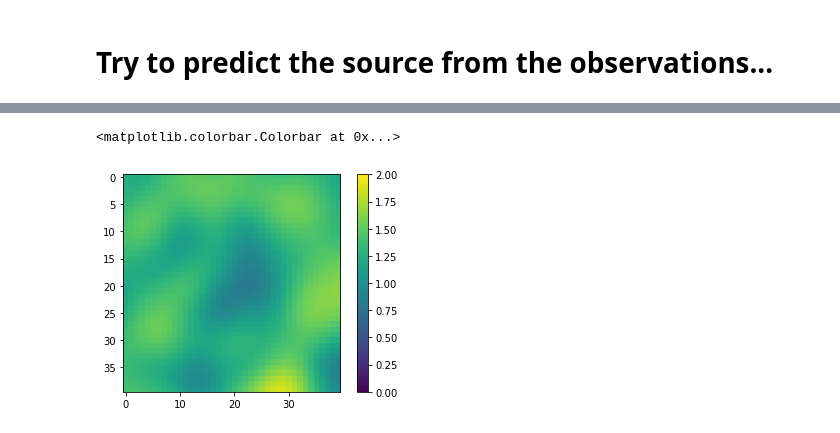
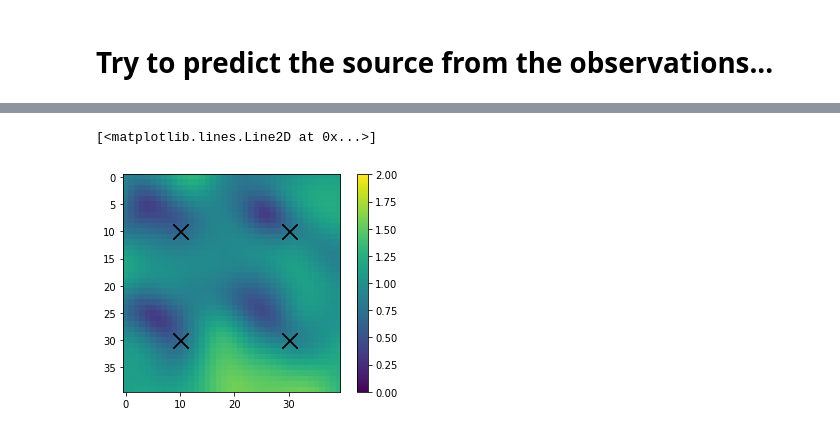
Before and after one commit to SheffieldML/advectionGP, a Jupyter notebook: jupyter/Encapsulation Full Run.ipynb, the cells around one changed output, grey strips where cells are left out. Cells and saved outputs as stored; diff of their text form; code cells hidden in the pictures.

Commit message:
cool plot

```diff
--- a/jupyter/Encapsulation Full Run.ipynb
+++ b/jupyter/Encapsulation Full Run.ipynb
@@ -105,13 +112,14 @@ for sample_i in range(9):
 # %%
 Nsamps = 30
-results = np.zeros(np.c_[res,Nsamps])
+results = np.zeros(np.r_[res,Nsamps])
 for sample_i in range(Nsamps):
     z = np.random.multivariate_normal(meanZ,covZ)
-    res[:,:,:,sample_i] = m.computeSourceFromPhi(z)
+    results[:,:,:,sample_i] = m.computeSourceFromPhi(z)
 # %%
-plt.imshow(np.std(res,3)[22,:,:])
+plt.imshow(np.std(results,3)[32,:,:])
 plt.clim([0,2])
 plt.colorbar()
+plt.plot(X[:,2]*2,X[:,3]*2,'xk',markersize=15)
 # %% [output]
-<matplotlib.colorbar.Colorbar at 0x...>
+[<matplotlib.lines.Line2D at 0x...>]
-[figure, old version]
+[figure, new version]
```
Also changed, not shown: parts of 7 cells of this notebook.
